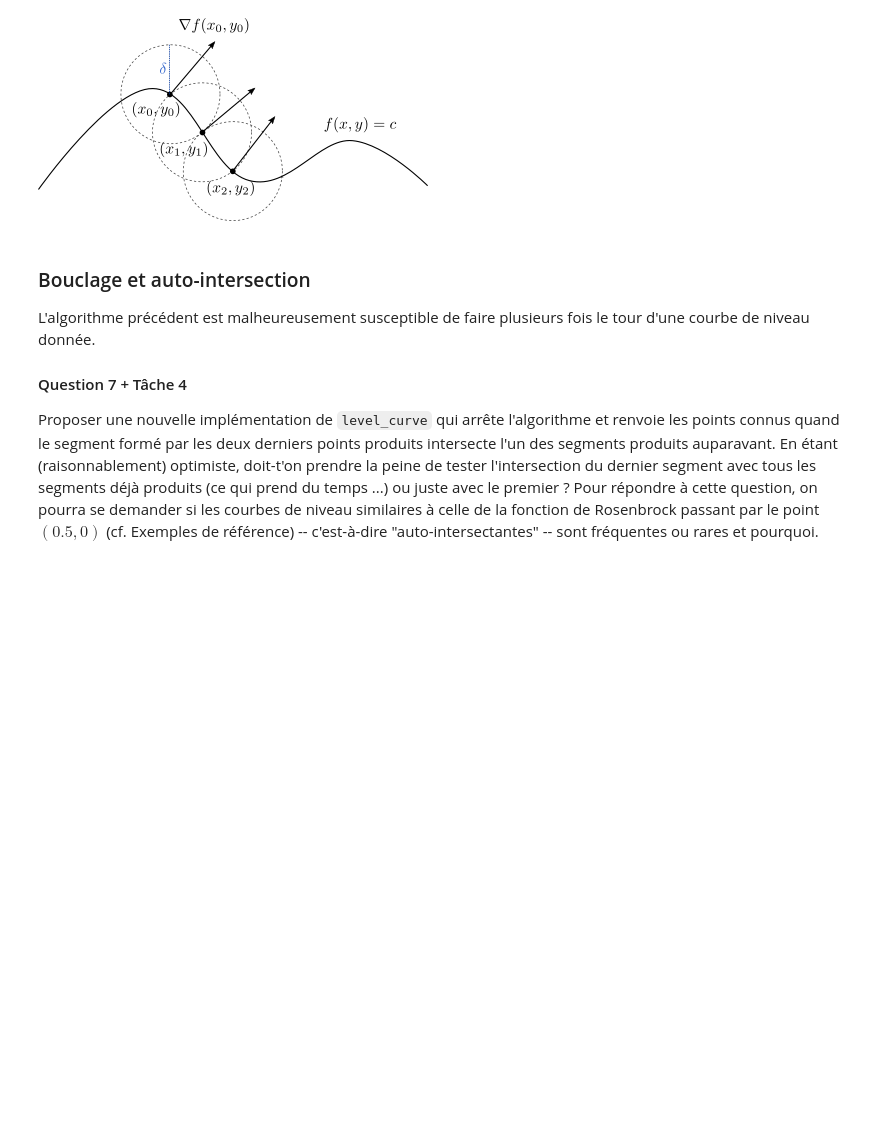
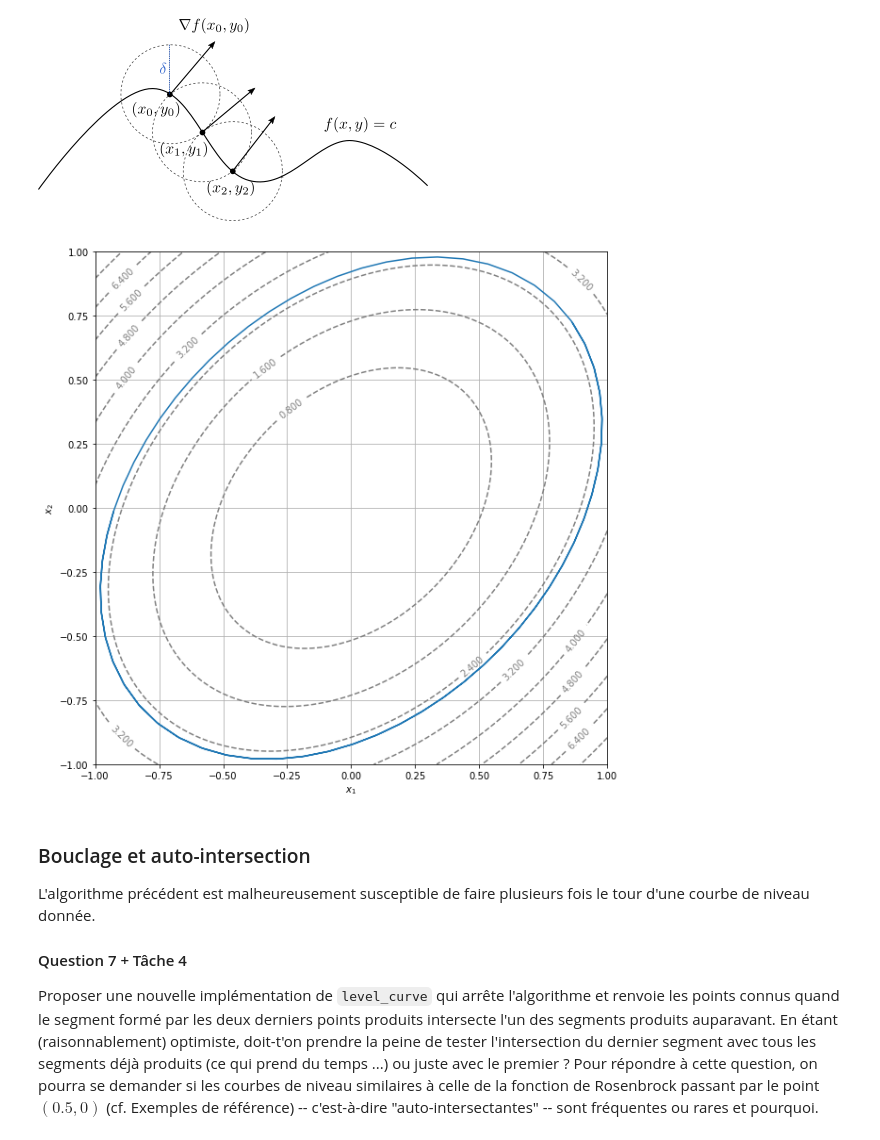
Before and after one commit to sophian-a/projet-calcul-diff, a Jupyter notebook: Akkari-Blanchiet.ipynb, the cells around one changed output. Cells and saved outputs as stored; diff of their text form; code cells hidden in the pictures; blank space fills up the shorter version.

```diff
--- a/Akkari-Blanchiet.ipynb
+++ b/Akkari-Blanchiet.ipynb
@@ -283,9 +283,10 @@ eps = ...
 Implémenter la fonction `Newton` en complétant le canevas ci-dessous
 # %%
 def Newton(F, x0, y0, eps=eps, N=N):
-    ...
     for i in range(N):
-        ...
+        jacobienne=J(F)(x0,y0)
+        a0=np.array([x0,y0])
+        x,y=a0-np.dot(np.linalg.inv(jacobienne),F(x0,y0))
         if np.sqrt((x - x0)**2 + (y - y0)**2) <= eps:
             return x, y
         x0, y0 = x, y
@@ -303,39 +338,46 @@ Comment, en partant d'un point de référence $(x_0, y_0)$ tel que $f(x_0, y_0)=
 # %% [markdown]
 ![g%C3%A9n%C3%A9ration-points.png](attachment:g%C3%A9n%C3%A9ration-points.png)
 # %%
+def norm(x):
+   x1,x2=x
+   return np.sqrt(x1**2 + x2**2)
+
 def level_curve(f, x0, y0, delta=0.1, N=1000, eps=eps):
    T=np.zeros(shape=(2,N))
    c=f(x0,y0)
    x,y=x0,y0
    def F(x,y):
       return np.array([f(x,y)-c, (x-x0)**2 + (y-y0)**2 - delta**2])
    for i in range(N) :
       gr=grad(f)(x0,y0)
       alpha,beta=(delta/norm(gr))*gr
       vect=np.array([beta,-alpha]) #rotation de gr de -pi/2
       a0 = np.array([x0,y0])
       x,y = a0 + vect
       x,y = Newton(F, x, y)
       x0,y0=x,y
       T[0][i],T[1][i]=x0,y0
    return T
 
-def level_curve_graph(f, x0, y0, delta=0.1, N=1000, eps=eps): #réutilise le précédent et permet de tracer la courbe
+# On réutilise la fonction précédente afin de tracer la courbe
+def level_curve_graph(f, x0, y0, delta=0.1, N=1000, eps=eps):
     T=level_curve(f,x0,y0,delta,N,eps)
     Lx,Ly=[],[]
     for i in range(N):
         Lx.append(T[0][i])
         Ly.append(T[1][i])
     display_contour(
         f,
         x=np.linspace(-1.0, 1.0, 100),
         y=np.linspace(-1.0, 1.0, 100),
         levels=10
     )
     plt.plot(Lx,Ly)
     plt.show()
 
 level_curve_graph(f1,.8,.8,.1,100)
+# %% [output]
+[figure, added]
 # %% [markdown]
 ### Bouclage et auto-intersection
 
```
Also changed, not shown: parts of 2 cells of this notebook.
